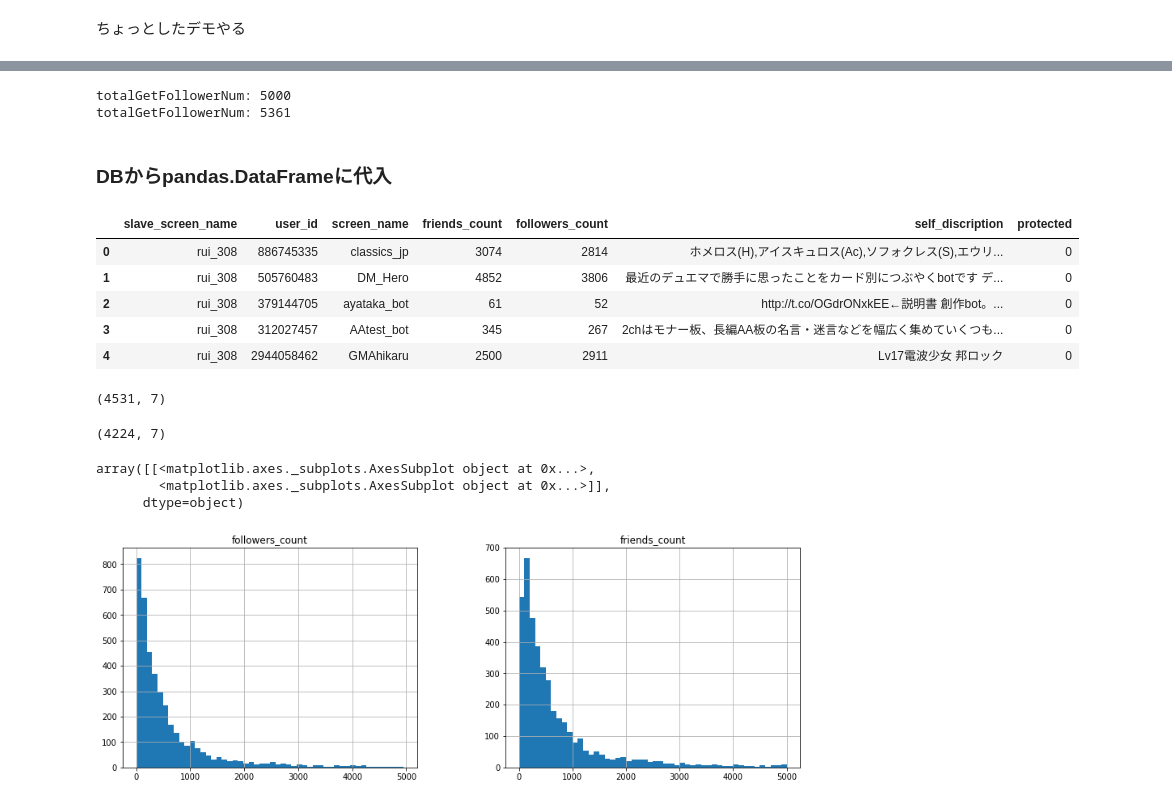
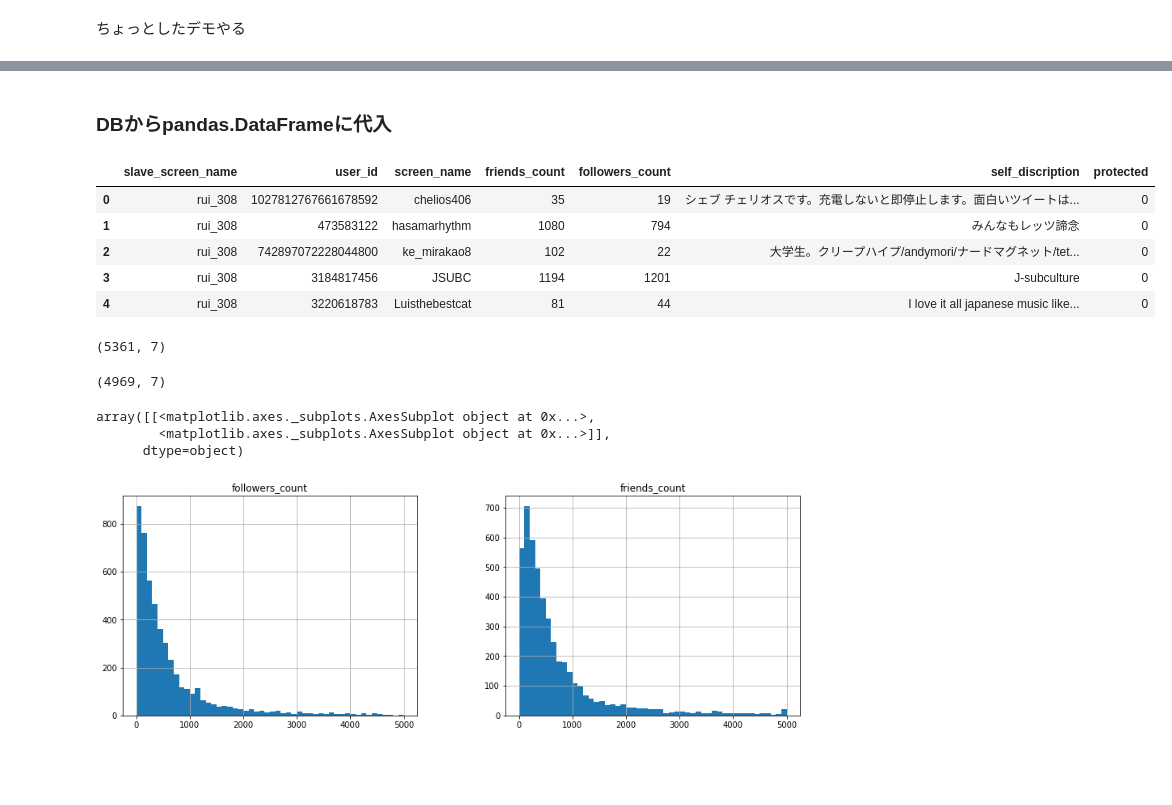
Before and after one commit to konumaru/networkAnalytics, a Jupyter notebook: notebook/crawl_folloer_data.ipynb, the cells around one changed output, grey strips where cells are left out. Cells and saved outputs as stored; diff of their text form; code cells hidden in the pictures; blank space fills up the shorter version.

```diff
--- a/notebook/crawl_folloer_data.ipynb
+++ b/notebook/crawl_folloer_data.ipynb
@@ -56,6 +40,0 @@ tw = twitter()
-# %%
-# まず、自分のフォロワーを取得
-follower_ids = tw.getFollowerIds(screen_name='rui_308')
-# %% [output]
-totalGetFollowerNum: 5000
-totalGetFollowerNum: 5361
@@ -67,37 +43,37 @@ tw.getUserInfo(query_screen_name='rui_308', ids=follower_ids[:100])
 # %%
 import pandas as pd
 import psycopg2
 
 # 接続情報
 connection_config = {
-    'host': 'localhost',
+    'host': os.environ['RDS_HOST'],
     'port': '5432',
-    'database': 'my_db',
-    'user': 'rui',
-    'password': 'password'
+    'database': os.environ['RDS_DATABASE'],
+    'user': os.environ['RDS_USERNAME'],
+    'password': os.environ['RDS_PASSWORD']
 }
 
 # 接続
 connection = psycopg2.connect(**connection_config)
-df = pd.read_sql(sql="SELECT * FROM twitter.follower_user_info;", con=connection)
+df = pd.read_sql(sql="SELECT * FROM for_research.user_info;", con=connection)
 df.head()
 # %% [output]
 |  | slave_screen_name | user_id | screen_name | friends_count | followers_count | self_discription | protected |
-| 0 | rui_308 | 886745335 | classics_jp | 3074 | 2814 | ホメロス(H),アイスキュロス(Ac),ソフォクレス(S),エウリ... | 0 |
-| 1 | rui_308 | 505760483 | DM_Hero | 4852 | 3806 | 最近のデュエマで勝手に思ったことをカード別につぶやくbotです デ... | 0 |
-| 2 | rui_308 | 379144705 | ayataka_bot | 61 | 52 | http://t.co/OGdrONxkEE←説明書 創作bot。... | 0 |
-| 3 | rui_308 | 312027457 | AAtest_bot | 345 | 267 | 2chはモナー板、長編AA板の名言・迷言などを幅広く集めていくつも... | 0 |
-| 4 | rui_308 | 2944058462 | GMAhikaru | 2500 | 2911 | Lv17電波少女 邦ロック | 0 |
+| 0 | rui_308 | 1027812767661678592 | chelios406 | 35 | 19 | シェブ チェリオスです。充電しないと即停止します。面白いツイートは... | 0 |
+| 1 | rui_308 | 473583122 | hasamarhythm | 1080 | 794 | みんなもレッツ諦念 | 0 |
+| 2 | rui_308 | 742897072228044800 | ke_mirakao8 | 102 | 22 | 大学生。クリープハイプ/andymori/ナードマグネット/tet... | 0 |
+| 3 | rui_308 | 3184817456 | JSUBC | 1194 | 1201 | J-subculture | 0 |
+| 4 | rui_308 | 3220618783 | Luisthebestcat | 81 | 44 | I love it all japanese music like... | 0 |
 # %%
 df.shape
 # %% [output]
-(4531, 7)
+(5361, 7)
 # %%
 df = df[df.protected==0]
 # %%
 df.shape
 # %% [output]
-(4224, 7)
+(4969, 7)
 # %%
 max_count = 5000
 
@@ -106,7 +82,7 @@ df.loc[(df.friends_count<max_count) & (df.followers_count<max_count), ['friends_
 array([[<matplotlib.axes._subplots.AxesSubplot object at 0x...>,
         <matplotlib.axes._subplots.AxesSubplot object at 0x...>]],
       dtype=object)
-[figure, old version]
+[figure, new version]
 # %%
 test_df = df[(400<df.friends_count) & (df.friends_count<=500)]
 test_df = test_df.reset_index(drop=True)
```
Also changed, not shown: parts of 10 cells of this notebook, 8 other files.
